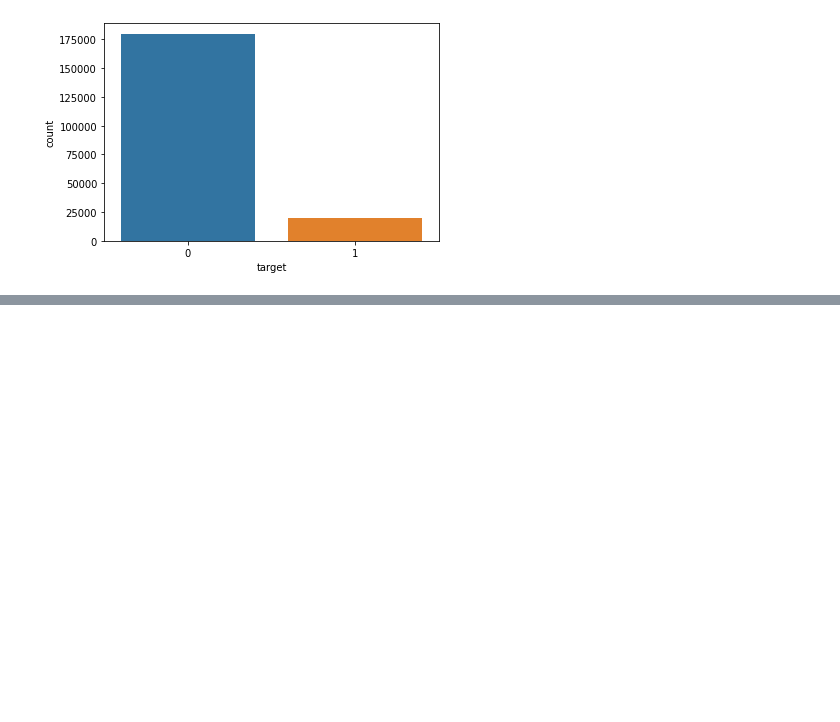
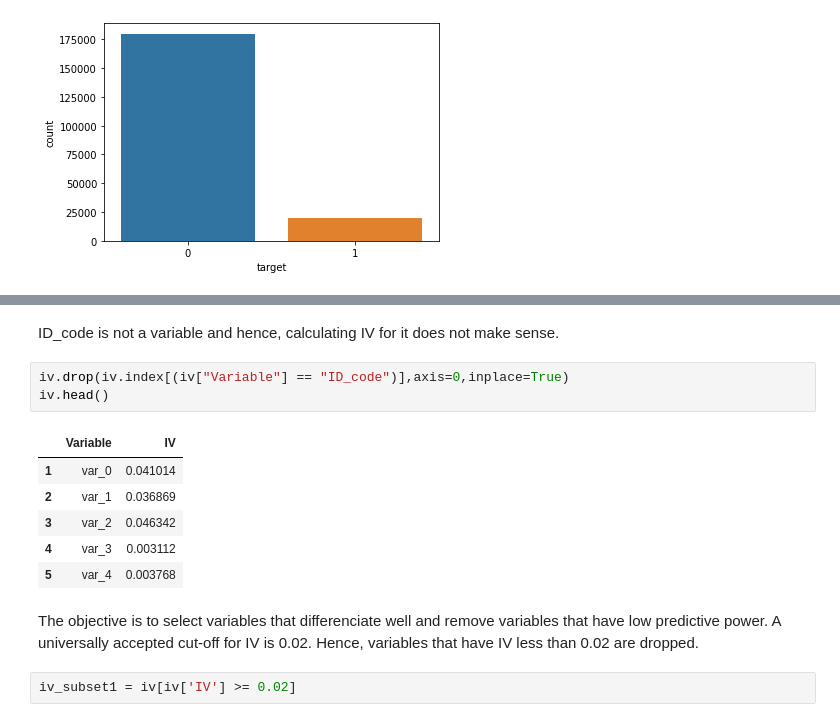
Before and after one commit to windy024/santander_kaggle, a Jupyter notebook: Model.ipynb, the cells around one changed output, grey strips where cells are left out. Saved outputs shown, nothing was run; the diff lists cells and outputs as text; blank space fills up the shorter version.

```diff
--- a/Model.ipynb
+++ b/Model.ipynb
@@ -36,0 +139,16 @@ sns.countplot(x='target',data=train)
+# %% [markdown]
+ID_code is not a variable and hence, calculating IV for it does not make sense.
+# %%
+iv.drop(iv.index[(iv["Variable"] == "ID_code")],axis=0,inplace=True)
+iv.head()
+# %% [output]
+|  | Variable | IV |
+| 1 | var_0 | 0.041014 |
+| 2 | var_1 | 0.036869 |
+| 3 | var_2 | 0.046342 |
+| 4 | var_3 | 0.003112 |
+| 5 | var_4 | 0.003768 |
+# %% [markdown]
+The objective is to select variables that differenciate well  and remove variables that have low predictive power. A universally accepted cut-off for IV is 0.02. Hence, variables that have IV less than 0.02 are dropped.
+# %%
+iv_subset1 = iv[iv['IV'] >= 0.02]
```
Also changed, not shown: parts of 14 cells of this notebook.
